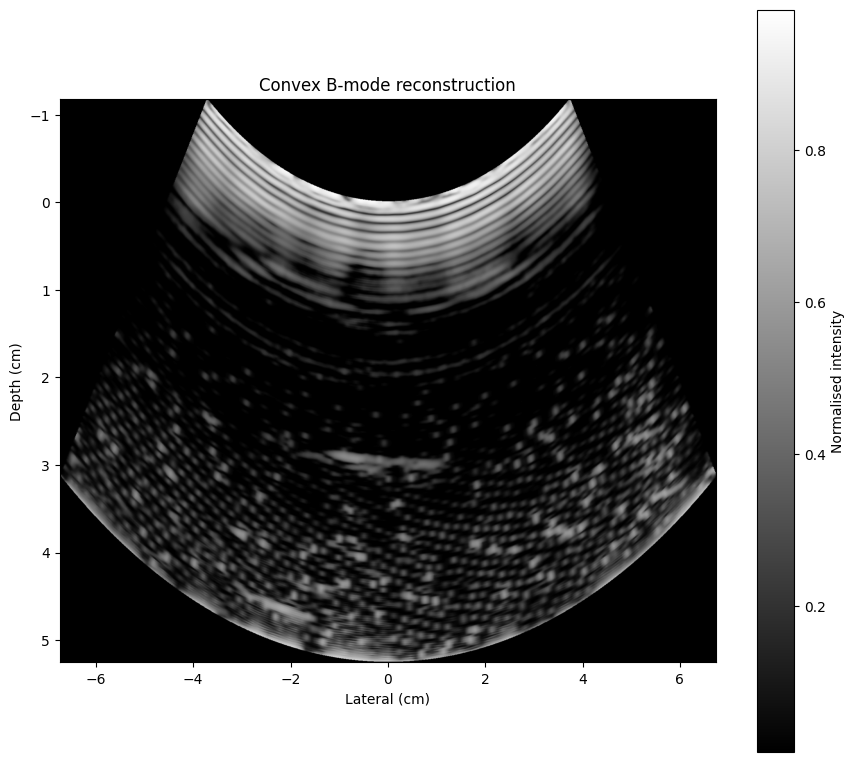
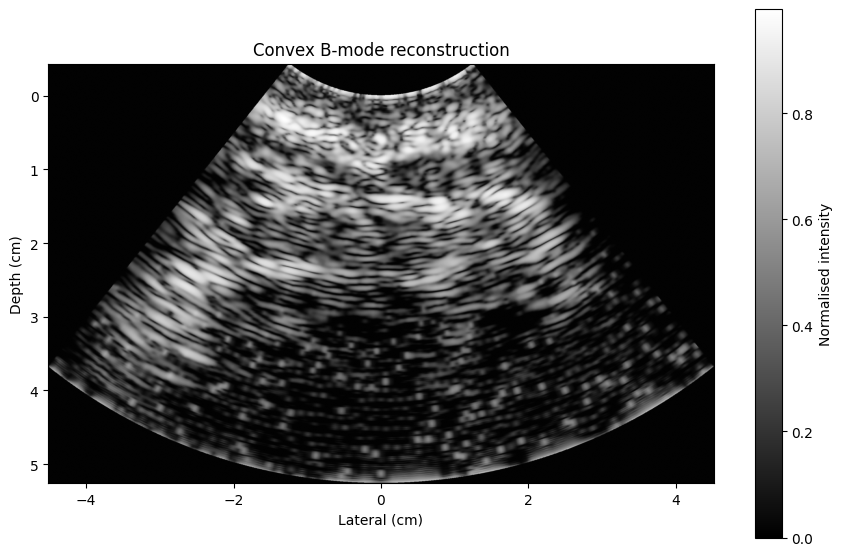
Code edit (unified diff) that turned the first committed figure into the second:
--- before
+++ after
@@ -1,3 +1,5 @@
-RAW_FILE = "frame_20260328_070217_4784_0001_rawRF.csv"
+# RAW_FILE = "frame_20260328_070217_4784_0001_rawRF.csv"
+RAW_FILE = "frame_20260407_004138_5844_0006_xm0_370_ym1_244RF.csv"
+image = "frame_20260407_004138_5844_0006_xm0_370_ym1_244.png"
 
 res = reconstruct(
@@ -8,7 +10,8 @@
     dynamic_range=45,       # contrast / noise-floor in dB
     tgc_exponent=1.5,
-    sector_angle_deg=70,
-    curvature_radius_mm=65,
+    sector_angle_deg=77,            # measured scan angle
+    curvature_radius_mm=20,         # transducer radius of curvature
     output_resolution=(1600, 1024),   # (depth rows, lateral cols): tall grid -> more axial detail
 )
-show_bmode(res, depth_stretch=1.8)    # >1 stretches depth on screen for easier reading
+show_bmode(res, depth_stretch=1)    # >1 stretches depth on screen for easier reading
+plt.imshow(plt.imread(image))

Commit: fixed geometry